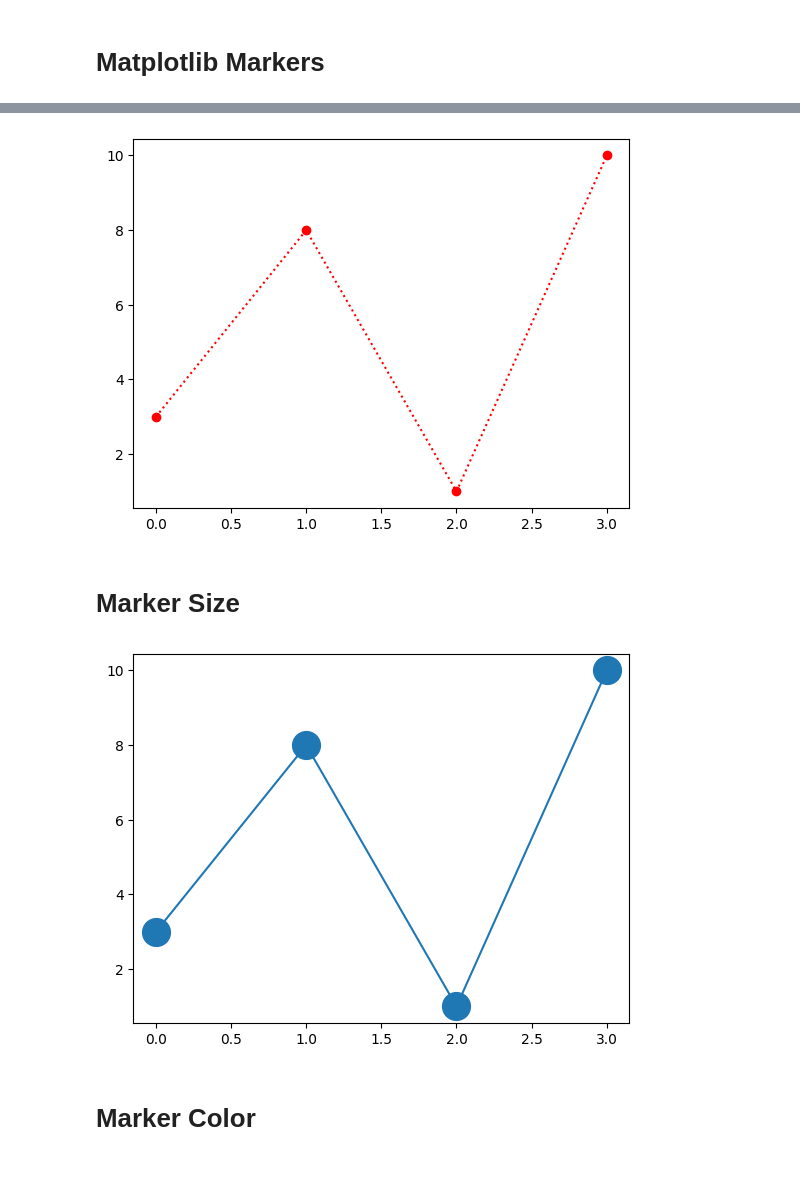
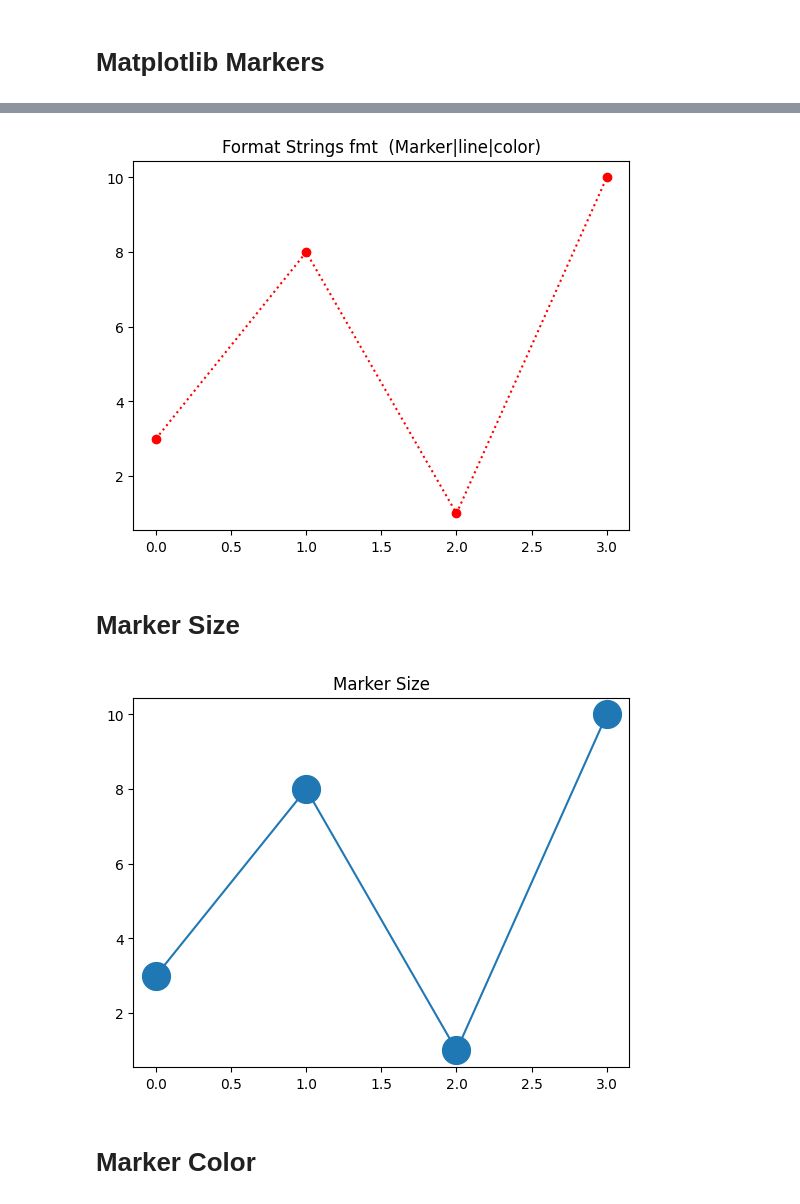
Before and after one commit to HosseinPashapour/Assignment_37, a Jupyter notebook: Matplotlib.ipynb, the cells around one changed output, grey strips where cells are left out. Saved outputs shown, nothing was run; the diff lists cells and outputs as text; code cells hidden in the pictures; blank space fills up the shorter version.

```diff
--- a/Matplotlib.ipynb
+++ b/Matplotlib.ipynb
@@ -47,19 +64,19 @@ plt.show()
 # %%
 ypoints = np.array([3, 8, 1, 10])
-
+plt.title("Format Strings fmt  (Marker|line|color)")
 plt.plot(ypoints, 'o:r')
 plt.show()
 # %% [output]
-[figure, old version]
+[figure, new version]
 # %% [markdown]
 # Marker Size
 # %%
 ypoints = np.array([3, 8, 1, 10])
-
+plt.title("Marker Size")
 plt.plot(ypoints, marker = 'o', ms = 20)
 plt.show()
 # %% [output]
-[figure, old version]
+[figure, new version]
 # %% [markdown]
 # Marker Color
 # %%
```
Also changed, not shown: parts of 46 cells of this notebook, 10 other files.
